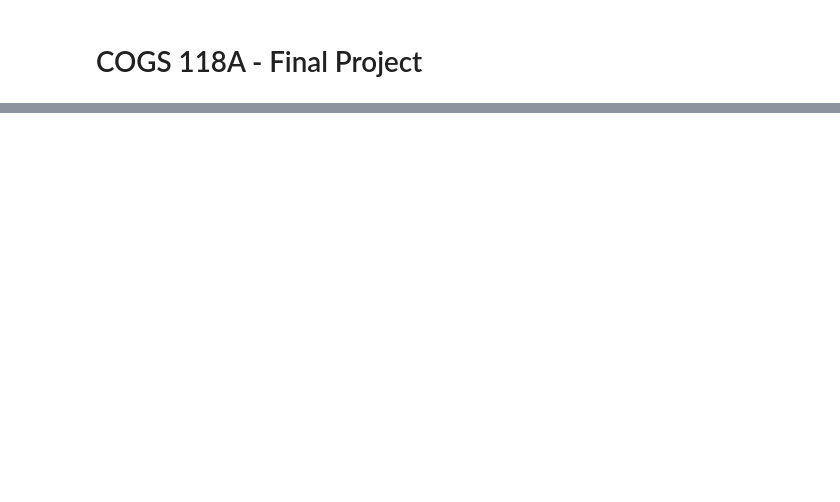
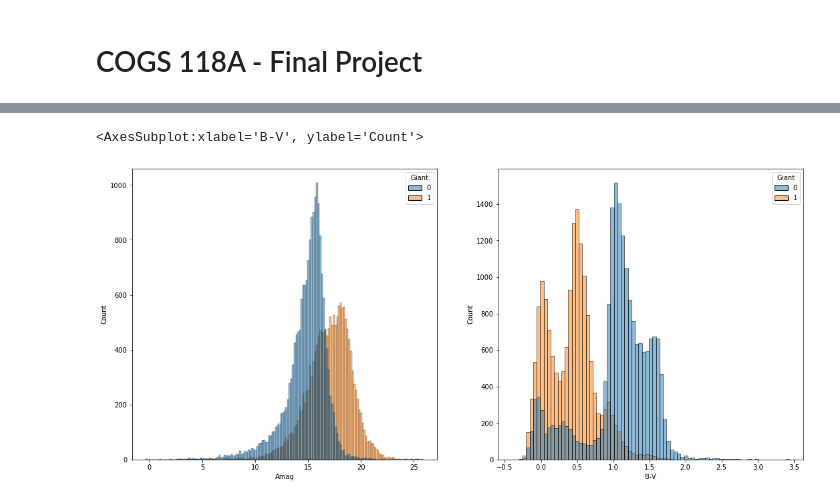
Before and after one commit to COGS118A/Group012-Wi23, a Jupyter notebook: FinalProjectGroup012-Wi23.ipynb, the cells around one changed output, grey strips where cells are left out. Cells and saved outputs as stored; diff of their text form; code cells hidden in the pictures; blank space fills up the shorter version.

```diff
--- a/FinalProjectGroup012-Wi23.ipynb
+++ b/FinalProjectGroup012-Wi23.ipynb
@@ -163,0 +125,7 @@ GridSearchCV(cv=KFold(n_splits=4, random_state=None, shuffle=False),
+# %%
+fig, axes = plt.subplots(nrows=1,ncols=2,figsize=(18, 8))
+sns.histplot(ax=axes[0], data= df, x="Amag", hue="Giant")
+sns.histplot(ax=axes[1], data=df, x="B-V", hue="Giant")
+# %% [output]
+<AxesSubplot:xlabel='B-V', ylabel='Count'>
+[figure, added]
```
Also changed, not shown: parts of 85 cells of this notebook.
